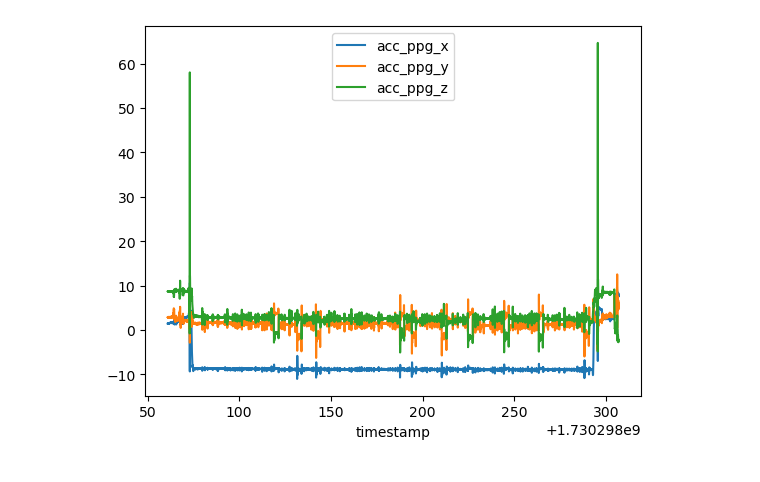
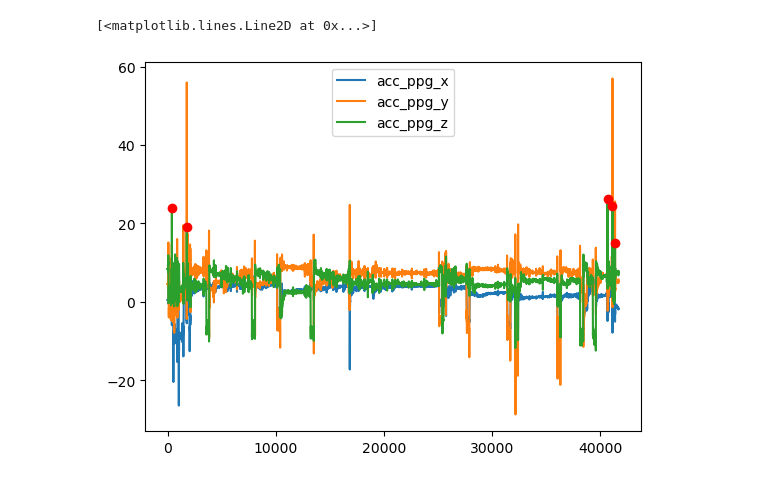
Before and after one commit to larshaupt/WristPPG, a Jupyter notebook: scripts/process_data.ipynb, the cells around one changed output. Saved outputs shown, nothing was run; the diff lists cells and outputs as text; code cells hidden in the pictures.

```diff
--- a/scripts/process_data.ipynb
+++ b/scripts/process_data.ipynb
@@ -187,3 +244,17 @@ df_ppg.interpolate(inplace=True)
 #
 ##while (df_ppg["timestamp"].diff() < 0).any():
 #    df_ppg = df_ppg[df_ppg["timestamp"].diff() >= 0]
+# %%
+result_dict = {}
+for sampling_rate_ppg in np.linspace(112.2, 112.4, 20):
+
+    current_package_timestamp = ppg_start
+    current_timestamp = ppg_start
+
+    df_ppg["timestamp"] = np.arange(ppg_start, ppg_start + 1/sampling_rate_ppg*(len(df_ppg) - 0.1), 1/sampling_rate_ppg)
+
+    result_dict[sampling_rate_ppg] = mean_acc_corr(df_ppg, df_imu)
+
+pd.Series(result_dict).sort_values(ascending=False)
+sampling_rate_ppg = pd.Series(result_dict).idxmax()
+print(f"Best sampling rate for PPG is {sampling_rate_ppg} with correlation {pd.Series(result_dict).max()}")
@@ -190,3 +263,8 @@ df_ppg.interpolate(inplace=True)
+# %%
+df_ppg["timestamp"] = np.arange(ppg_start, ppg_start + 1/sampling_rate_ppg*(len(df_ppg) - 0.1), 1/sampling_rate_ppg)
+df_ppg["package_id"] = df_ppg["package_id"].ffill()
+df_ppg[df_ppg.columns.difference(["timestamp", "package_id"])] = df_ppg[df_ppg.columns.difference(["timestamp", "package_id"])].rolling(window=3).median()
+df_ppg.interpolate(inplace=True)
 # %%
 # plot where the nans are
 ax = df_ppg.plot(y="acc_ppg_x")
@@ -204,8 +275,8 @@ array([nan, nan, nan, ..., nan, nan, nan])
 # looking for calibration peaks to match the data
 
 
-calibration_peaks_imu = find_peaks(df_imu["acc_z"] - df_imu["acc_z"].mean(), height=5, prominence=5, distance=100)
-calibration_peaks_ppg = find_peaks(df_ppg["acc_ppg_z"] - df_ppg["acc_ppg_z"].mean(), height=5, prominence=5, distance=100)
+calibration_peaks_imu = find_peaks(df_imu["acc_z"] - df_imu["acc_z"].mean(), height=10, prominence=5, distance=100)
+calibration_peaks_ppg = find_peaks(df_ppg["acc_ppg_z"] - df_ppg["acc_ppg_z"].mean(), height=10, prominence=5, distance=100)
 print(calibration_peaks_imu)
 print(calibration_peaks_ppg)
 # %% [output]
@@ -214,6 +285,6 @@ print(calibration_peaks_ppg)
 # %%
-imu_peak_index = 0
-ppg_peak_index = 0
+imu_peak_index = -1
+ppg_peak_index = -1
 
 time_offset = df_ppg["timestamp"].iloc[calibration_peaks_ppg[0][ppg_peak_index]] - df_imu["timestamp"].iloc[calibration_peaks_imu[0][imu_peak_index]]
 print(time_offset)
@@ -230,9 +301,10 @@ ax.plot(df_imu.iloc[calibration_peaks_imu[0]]["acc_z"], "ro")
 # %%
 
-ax = df_ppg.plot(y=["acc_ppg_x", "acc_ppg_y", "acc_ppg_z"], x ="timestamp")
-#ax.plot(df_ppg.iloc[calibration_peaks_ppg[0]]["acc_ppg_z"], "ro")
+ax = df_ppg.plot(y=["acc_ppg_x", "acc_ppg_y", "acc_ppg_z"])
+ax.plot(df_ppg.iloc[calibration_peaks_ppg[0]]["acc_ppg_z"], "ro")
 # %% [output]
+[<matplotlib.lines.Line2D at 0x...>]
-[figure, old version]
+[figure, new version]
 # %%
 from scipy import signal
 
```
Also changed, not shown: parts of 24 cells of this notebook, 1 other file.
